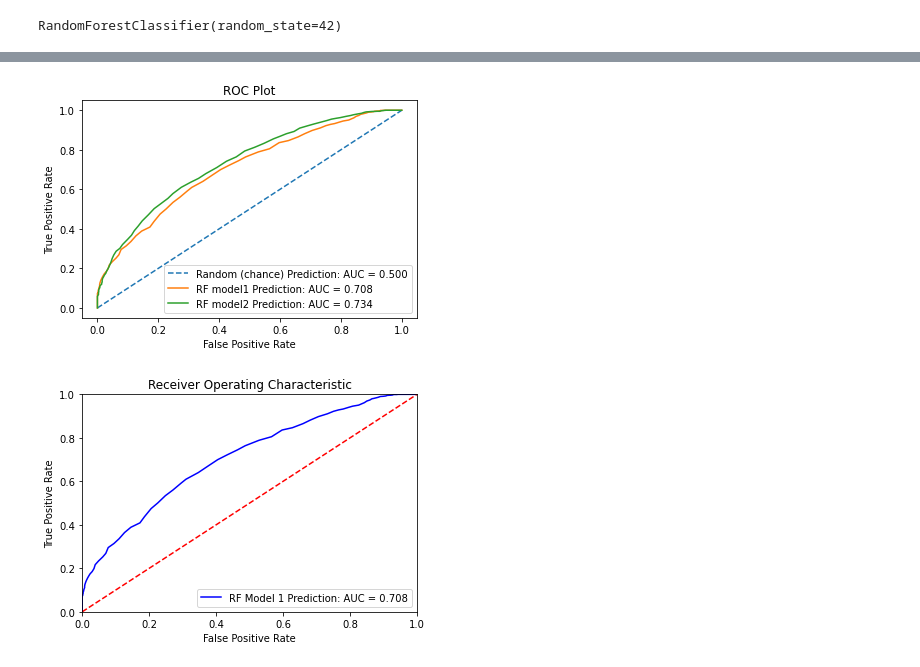
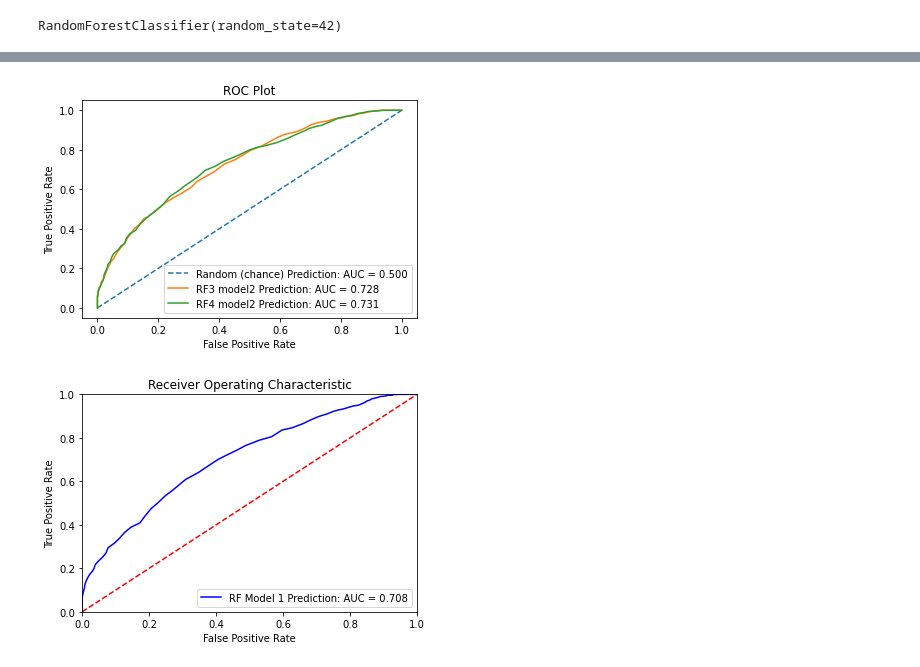
Before and after one commit to Emilio178/Bootcamp-Project2, a Jupyter notebook: randomforestmodelclassifier.ipynb, the cells around one changed output, grey strips where cells are left out. Cells and saved outputs as stored; diff of their text form; code cells hidden in the pictures.

Commit message:
updated presentation to include model 2 rf_class

```diff
--- a/randomforestmodelclassifier.ipynb
+++ b/randomforestmodelclassifier.ipynb
@@ -501,0 +678,3 @@ features2 = list(feature2_df.loc[feature2_df.Importance >= 0.010]['Features'])
+# %%
+selected_feats=list(feature_importance_rank.col_name.values)
+selected_feats
@@ -502,9 +699,9 @@ features2 = list(feature2_df.loc[feature2_df.Importance >= 0.010]['Features'])
 # %%
-X4 = X3.drop(columns=drop_feats2)
+X4 = X3[selected_feats]
 X4_train, X4_test, y2_train, y2_test = train_test_split(X4, y2, random_state=1, train_size=0.7)
 # %%
 rf_4 = RandomForestClassifier(n_estimators=100, random_state=42)
-rf_4.fit(X4_train, y_train)
+rf_4.fit(X4_train, y2_train)
 # %% [output]
 RandomForestClassifier(random_state=42)
 # %%
@@ -515,6 +712,7 @@ rf4_probs = rf_4.predict_proba(X4_test)[:, 1]
 # rf3_probs = rf3_probs
 # rf4_probs = rf4_probs
 # %%
+r2_auc = roc_auc_score(y2_test, r2_probs)
 rf3_auc = roc_auc_score(y2_test, rf3_probs)
 rf4_auc = roc_auc_score(y2_test, rf4_probs)
 # %%
@@ -528,26 +726,26 @@ r2_fpr, r2_tpr, _ = roc_curve(y2_test, r2_probs)
 rf3_fpr, rf3_tpr, _ = roc_curve(y2_test, rf3_probs)
 rf4_fpr, rf4_tpr, _ = roc_curve(y2_test, rf4_probs)
 # %%
-plt.plot(r_fpr,r_tpr, linestyle='--', label='Random (chance) Prediction: AUC = %.3f' %(r_auc))
-plt.plot(rf1_fpr,rf1_tpr, label='RF model1 Prediction: AUC = %.3f' %(rf1_auc))
+plt.plot(r2_fpr,r2_tpr, linestyle='--', label='Random (chance) Prediction: AUC = %.3f' %(r2_auc))
+# plt.plot(rf1_fpr,rf1_tpr, label='RF model1 Prediction: AUC = %.3f' %(rf1_auc))
 # plt.plot(rf2_fpr,rf2_tpr, label='RF2 model1 Prediction: AUC = %.3f' %(rf2_auc))
-plt.plot(rf3_fpr,rf3_tpr, label='RF model2 Prediction: AUC = %.3f' %(rf3_auc))
-# plt.plot(rf4_fpr,rf4_tpr, label='RF4 model2 Prediction: AUC = %.3f' %(rf4_auc))
+plt.plot(rf3_fpr,rf3_tpr, label='RF3 model2 Prediction: AUC = %.3f' %(rf3_auc))
+plt.plot(rf4_fpr,rf4_tpr, label='RF4 model2 Prediction: AUC = %.3f' %(rf4_auc))
 
 # Title
 plt.title('ROC Plot')
 
 # Axis labels
 plt.xlabel('False Positive Rate')
 plt.ylabel('True Positive Rate')
 
 # Show legend
 plt.legend()
 
 # Show Plot
 plt.show()
 # %% [output]
-[figure, old version]
+[figure, new version]
 # %%
 import plotly.express as px
 # %%
```
Also changed, not shown: parts of 22 cells of this notebook, 1 other file.
